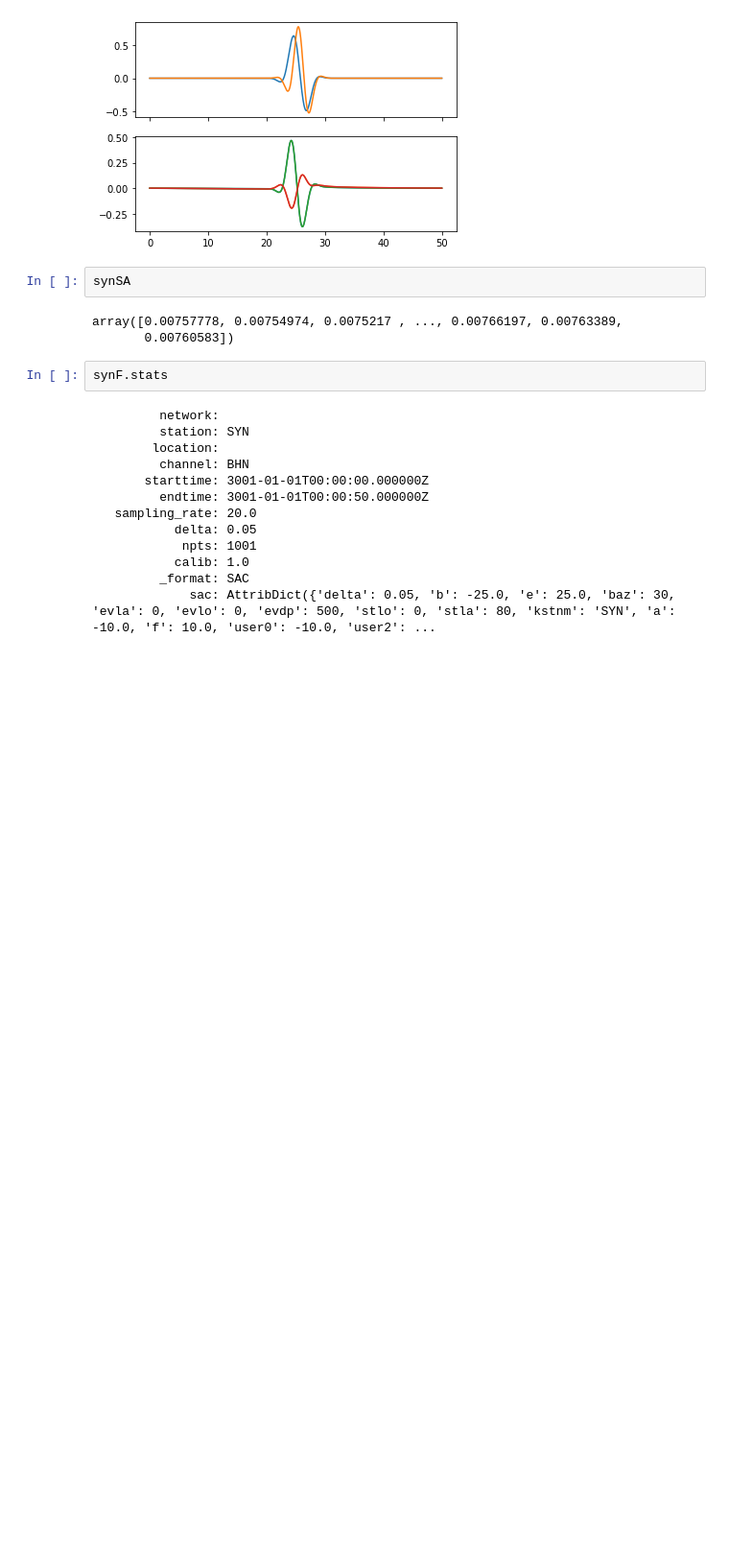
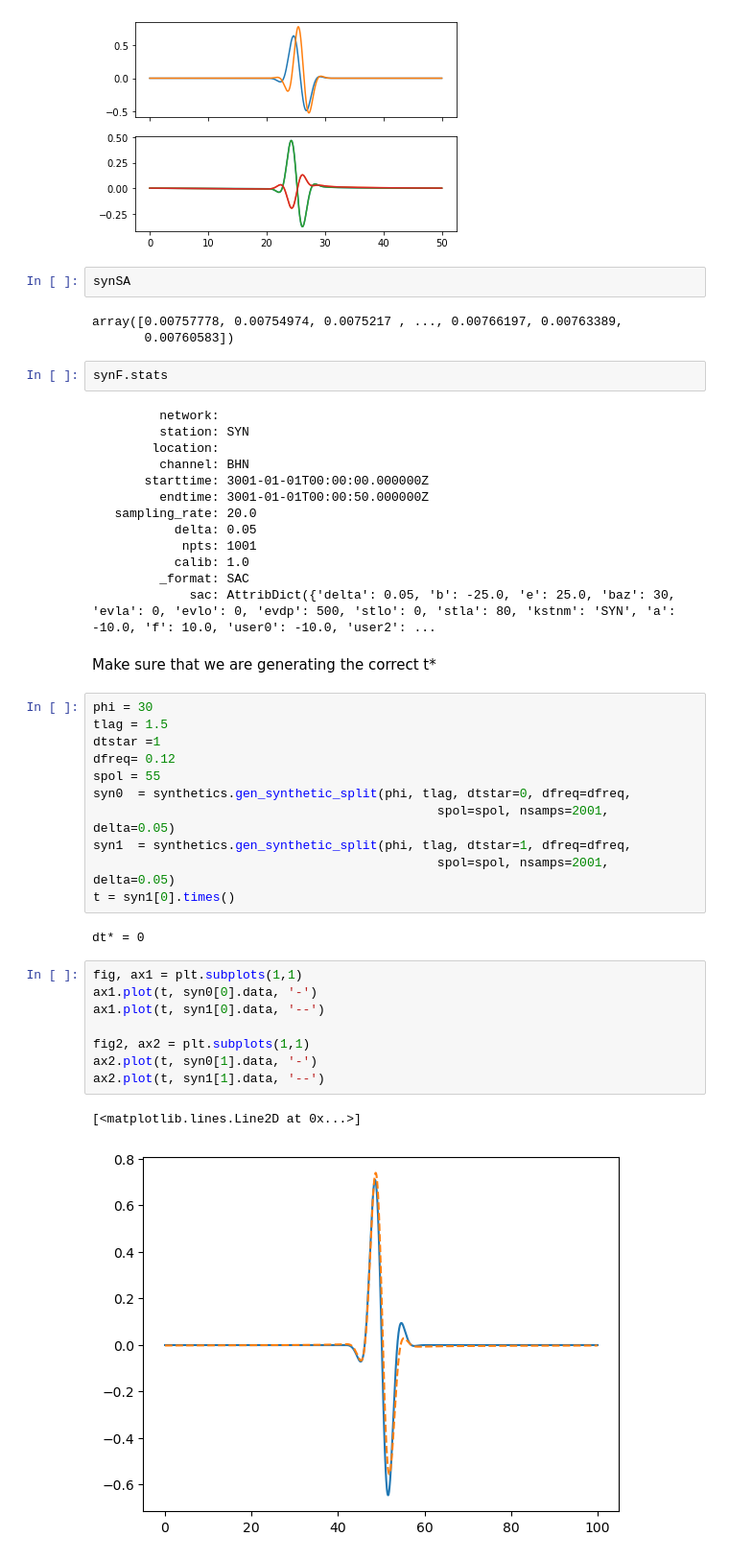
Before and after one commit to Jasplet/ani_attenuation, a Jupyter notebook: ani_attenuation/debug_ifft.ipynb, the cells around one changed output. Shown at 96% size. Saved outputs shown, nothing was run; the diff lists cells and outputs as text; blank space fills up the shorter version.

```diff
--- a/ani_attenuation/debug_ifft.ipynb
+++ b/ani_attenuation/debug_ifft.ipynb
@@ -146,3 +150,29 @@ synF.stats
            calib: 1.0
          _format: SAC
              sac: AttribDict({'delta': 0.05, 'b': -25.0, 'e': 25.0, 'baz': 30, 'evla': 0, 'evlo': 0, 'evdp': 500, 'stlo': 0, 'stla': 80, 'kstnm': 'SYN', 'a': -10.0, 'f': 10.0, 'user0': -10.0, 'user2': ...
+# %% [markdown]
+Make sure that we are generating the correct t*
+# %%
+phi = 30
+tlag = 1.5
+dtstar =1
+dfreq= 0.12
+spol = 55
+syn0  = synthetics.gen_synthetic_split(phi, tlag, dtstar=0, dfreq=dfreq,
+                                              spol=spol, nsamps=2001, delta=0.05)
+syn1  = synthetics.gen_synthetic_split(phi, tlag, dtstar=1, dfreq=dfreq,
+                                              spol=spol, nsamps=2001, delta=0.05)
+t = syn1[0].times()
+# %% [output]
+dt* = 0
+# %%
+fig, ax1 = plt.subplots(1,1)
+ax1.plot(t, syn0[0].data, '-')
+ax1.plot(t, syn1[0].data, '--')
+
+fig2, ax2 = plt.subplots(1,1)
+ax2.plot(t, syn0[1].data, '-')
+ax2.plot(t, syn1[1].data, '--')
+# %% [output]
+[<matplotlib.lines.Line2D at 0x...>]
+[figure, added]
```
Also changed, not shown: parts of 12 cells of this notebook.
